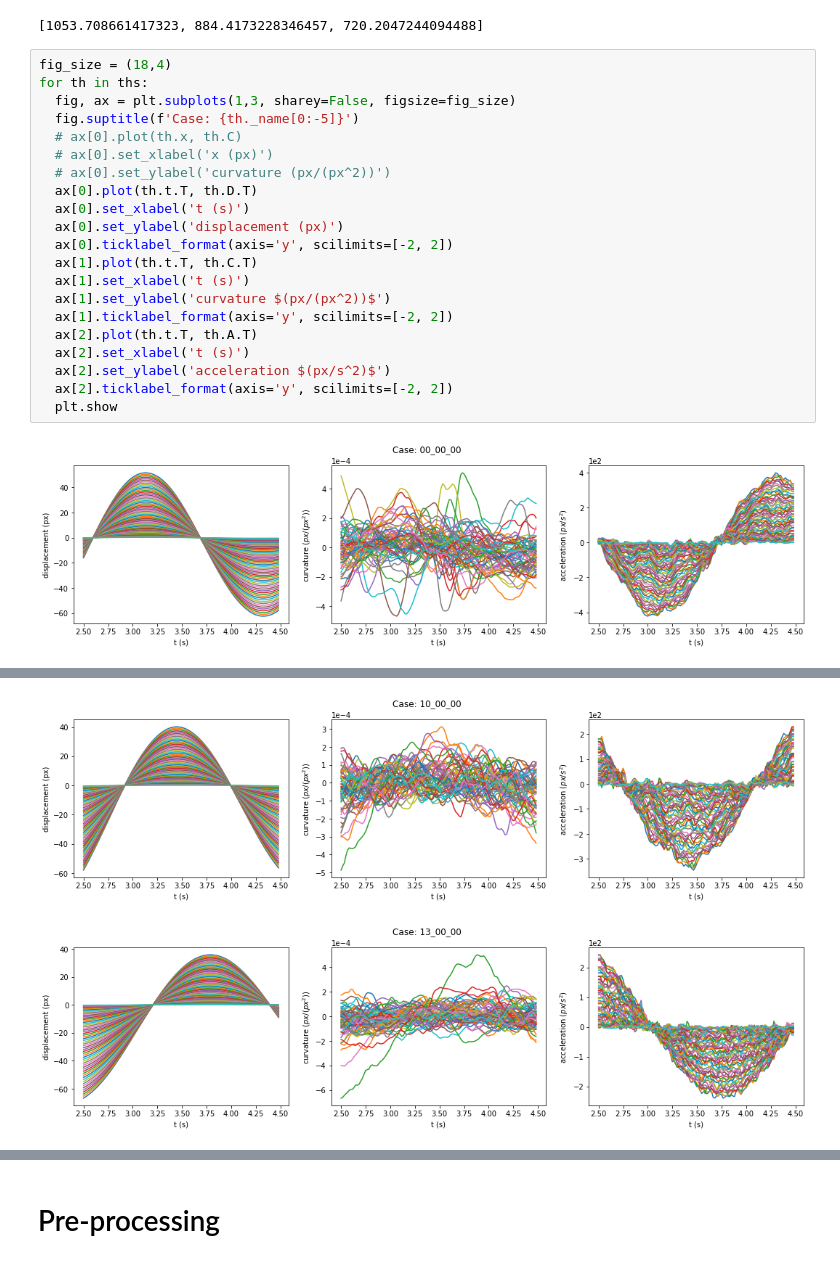
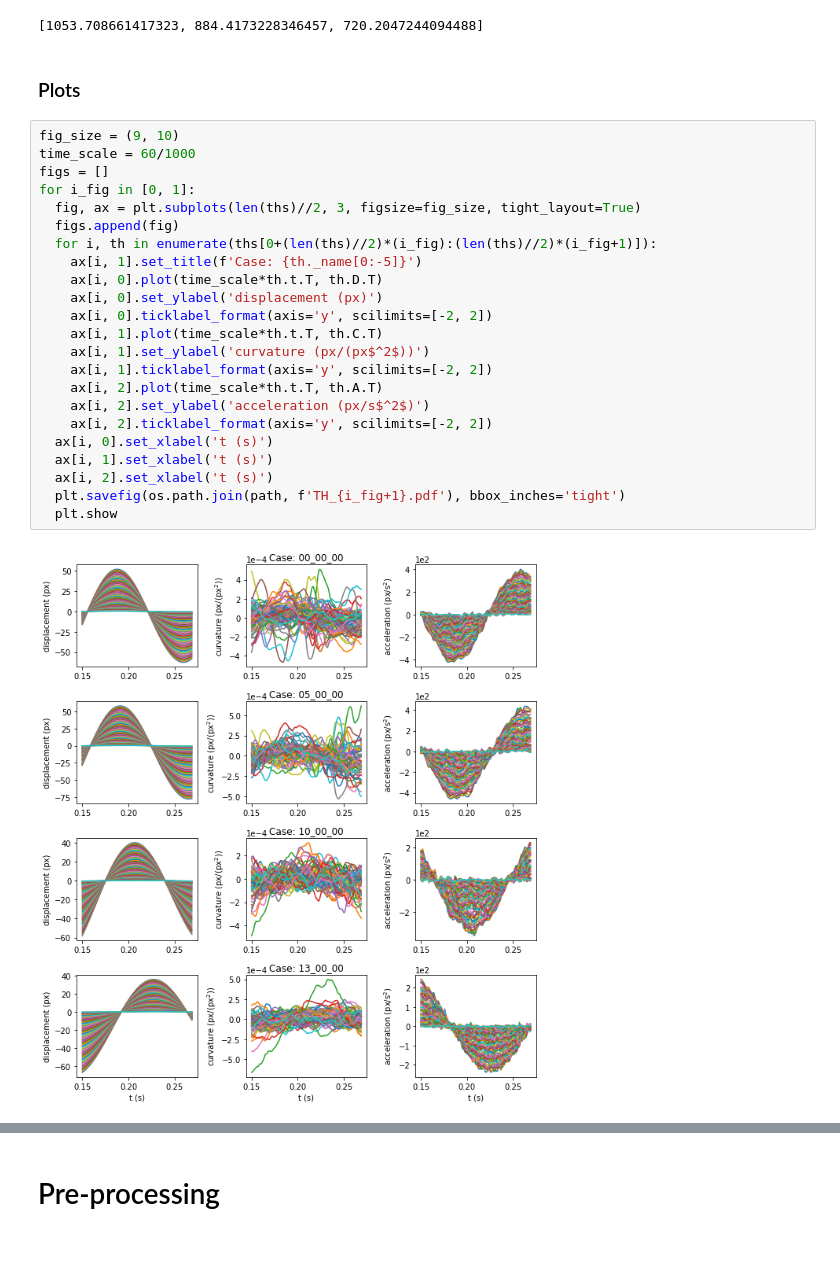
Before and after one commit to carloshernangarrido/structural-health-monitoring, a Jupyter notebook: time_domain_damage_detection_stat.ipynb, the cells around one changed output, grey strips where cells are left out. Saved outputs shown, nothing was run; the diff lists cells and outputs as text.

```diff
--- a/time_domain_damage_detection_stat.ipynb
+++ b/time_domain_damage_detection_stat.ipynb
@@ -218,26 +226,30 @@ for file_name in ip.files]
 print(ip.crack_locs_px)
 # %% [output]
 [1053.708661417323, 884.4173228346457, 720.2047244094488]
+# %% [markdown]
+### Plots
 # %%
-fig_size = (18,4)
-for th in ths:
-  fig, ax = plt.subplots(1,3, sharey=False, figsize=fig_size)
-  fig.suptitle(f'Case: {th._name[0:-5]}')
-  # ax[0].plot(th.x, th.C)
-  # ax[0].set_xlabel('x (px)')
-  # ax[0].set_ylabel('curvature (px/(px^2))')
-  ax[0].plot(th.t.T, th.D.T)
-  ax[0].set_xlabel('t (s)')
-  ax[0].set_ylabel('displacement (px)')
-  ax[0].ticklabel_format(axis='y', scilimits=[-2, 2])
-  ax[1].plot(th.t.T, th.C.T)
-  ax[1].set_xlabel('t (s)')
-  ax[1].set_ylabel('curvature $(px/(px^2))$')
-  ax[1].ticklabel_format(axis='y', scilimits=[-2, 2])
-  ax[2].plot(th.t.T, th.A.T)
-  ax[2].set_xlabel('t (s)')
-  ax[2].set_ylabel('acceleration $(px/s^2)$')
-  ax[2].ticklabel_format(axis='y', scilimits=[-2, 2])
+fig_size = (9, 10)
+time_scale = 60/1000
+figs = []
+for i_fig in [0, 1]:
+  fig, ax = plt.subplots(len(ths)//2, 3, figsize=fig_size, tight_layout=True)
+  figs.append(fig)
+  for i, th in enumerate(ths[0+(len(ths)//2)*(i_fig):(len(ths)//2)*(i_fig+1)]):
+    ax[i, 1].set_title(f'Case: {th._name[0:-5]}')
+    ax[i, 0].plot(time_scale*th.t.T, th.D.T)
+    ax[i, 0].set_ylabel('displacement (px)')
+    ax[i, 0].ticklabel_format(axis='y', scilimits=[-2, 2])
+    ax[i, 1].plot(time_scale*th.t.T, th.C.T)
+    ax[i, 1].set_ylabel('curvature (px/(px$^2$))')
+    ax[i, 1].ticklabel_format(axis='y', scilimits=[-2, 2])
+    ax[i, 2].plot(time_scale*th.t.T, th.A.T)
+    ax[i, 2].set_ylabel('acceleration (px/s$^2$)')
+    ax[i, 2].ticklabel_format(axis='y', scilimits=[-2, 2])
+  ax[i, 0].set_xlabel('t (s)')
+  ax[i, 1].set_xlabel('t (s)')
+  ax[i, 2].set_xlabel('t (s)')
+  plt.savefig(os.path.join(path, f'TH_{i_fig+1}.pdf'), bbox_inches='tight')
   plt.show
 # %% [output]
-[figure, old version]
+[figure, new version]
@@ -245,2 +256,0 @@ for th in ths:
-[figure, removed]
-[figure, removed]
```
Also changed, not shown: parts of 9 cells of this notebook.
